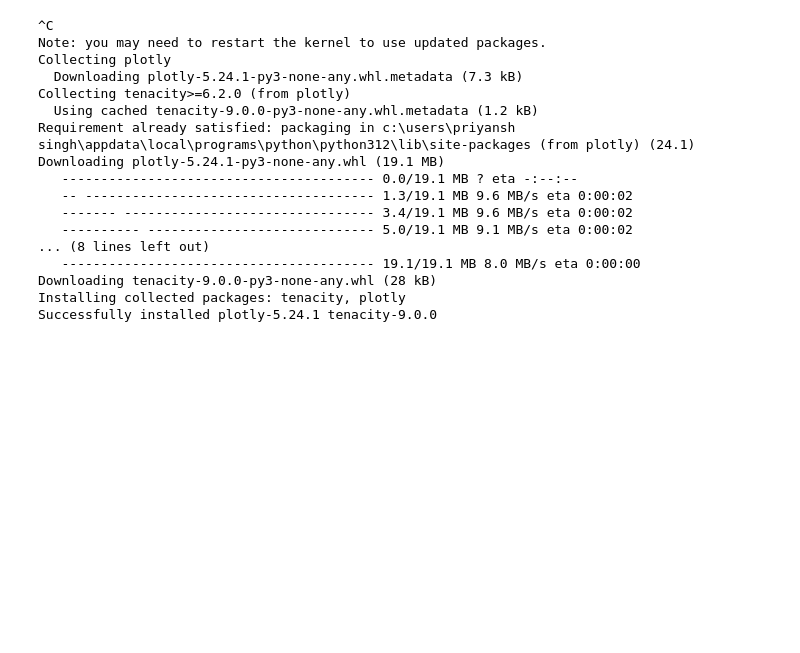
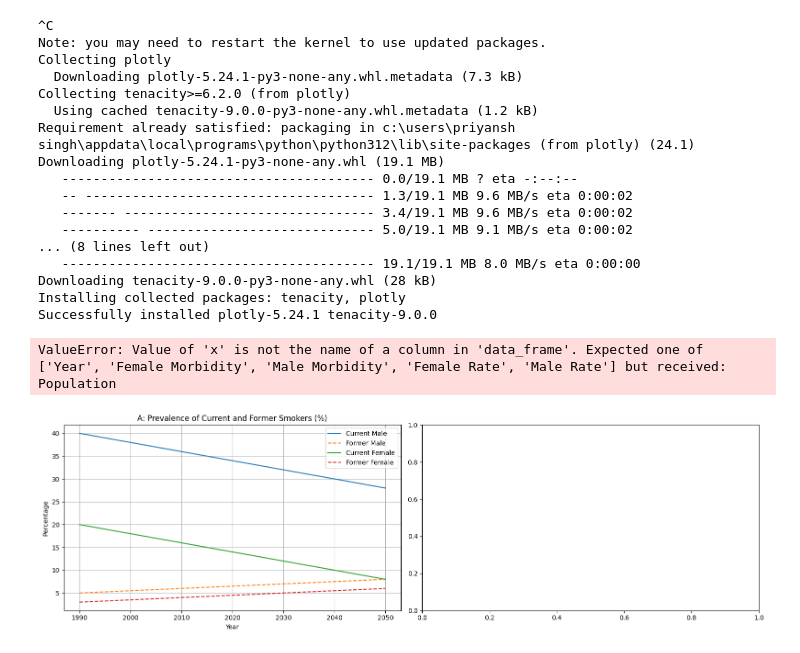
Before and after one commit to Priyanshs-ingh/age_detection_project, a Jupyter notebook: eda_on_merged_data.ipynb, the cells around one changed output. Saved outputs shown, nothing was run; the diff lists cells and outputs as text; code cells hidden in the pictures; blank space fills up the shorter version.

```diff
--- a/eda_on_merged_data.ipynb
+++ b/eda_on_merged_data.ipynb
@@ -142,7 +97,37 @@ Successfully installed plotly-5.24.1 tenacity-9.0.0
 import plotly.express as px
 
 # Assuming you have verified 'Country' or another column is suitable for coloring
-fig = px.scatter(data, x='Population', y='Disease1', size='Smoking_2021', color='Country',  # Adjust 'Country' if needed
+fig = px.scatter(data, x='Population',  size='Smoking_2021', color='Country',  # Adjust 'Country' if needed
                  hover_name='Country', log_x=True, size_max=60)
-fig.update_layout(title='Interactive Scatter Plot: Population vs. Disease1 with Smoking Rates')
+fig.update_layout(title='Interactive Scatter Plot: Population vs. Smoking Rates')
 fig.show()
+# %% [output]
+ValueError: Value of 'x' is not the name of a column in 'data_frame'. Expected one of ['Year', 'Female Morbidity', 'Male Morbidity', 'Female Rate', 'Male Rate'] but received: Population
+# %%
+import matplotlib.pyplot as plt
+import pandas as pd
+
+# Load the adjusted synthetic data
+data = pd.read_csv('final_merged_data1.csv')
+
+# Setup the matplotlib figure and axes
+fig, (ax1, ax2) = plt.subplots(nrows=1, ncols=2, figsize=(16, 5))
+
+# Plotting logic as per the new data
+for gender in ['Male', 'Female']:
+    subset = data[data['Gender'] == gender]
+    ax1.plot(subset['Year'], subset['Current_Smokers_Percentage'], label=f'Current {gender}')
+    ax1.plot(subset['Year'], subset['Former_Smokers_Percentage'], label=f'Former {gender}', linestyle='--')
+
+
+ax1.set_title('A: Prevalence of Current and Former Smokers (%)')
+ax1.set_xlabel('Year')
+ax1.set_ylabel('Percentage')
+ax1.legend()
+ax1.grid(True)
+
+
+plt.tight_layout()
+plt.show()
+# %% [output]
+[figure, added]
```
Also changed, not shown: parts of 7 cells of this notebook, 19 other files.
